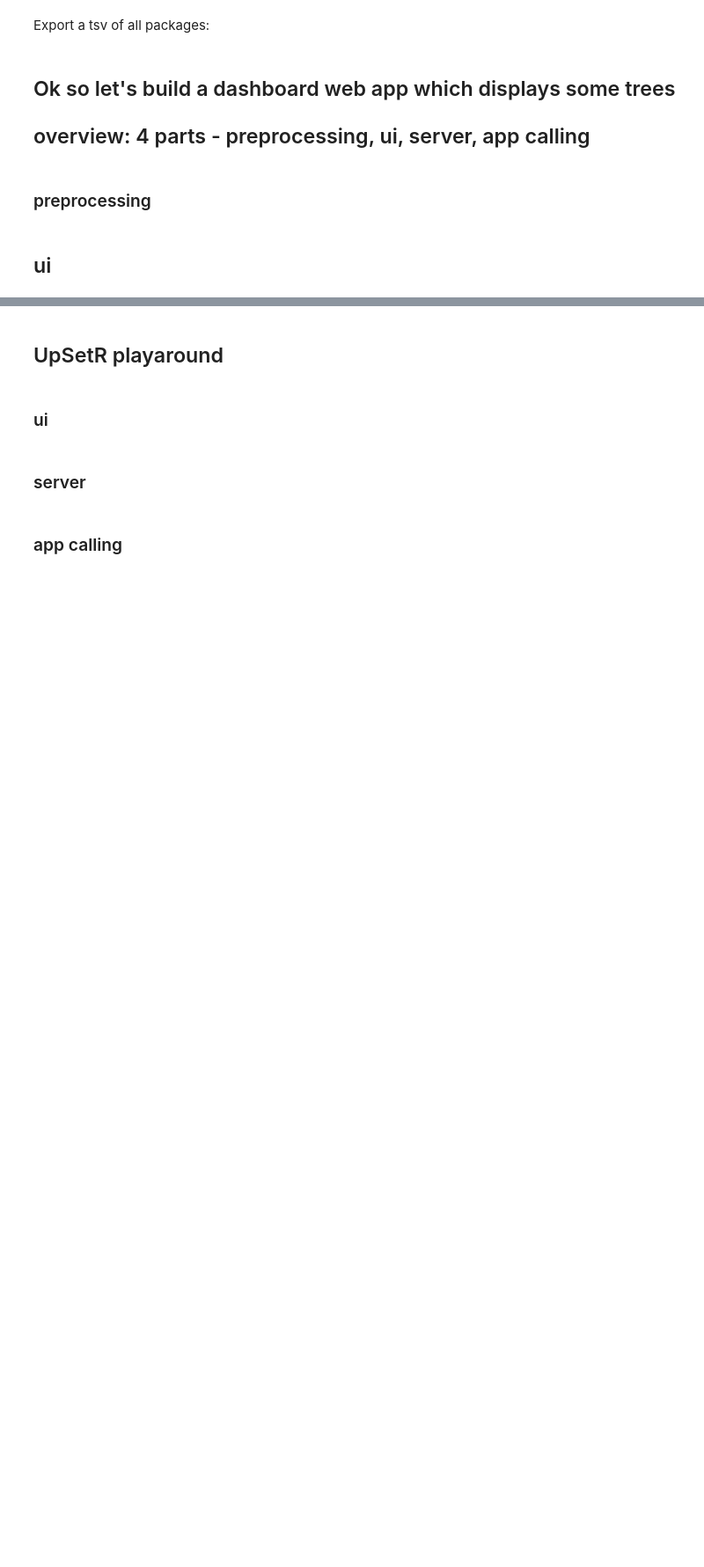
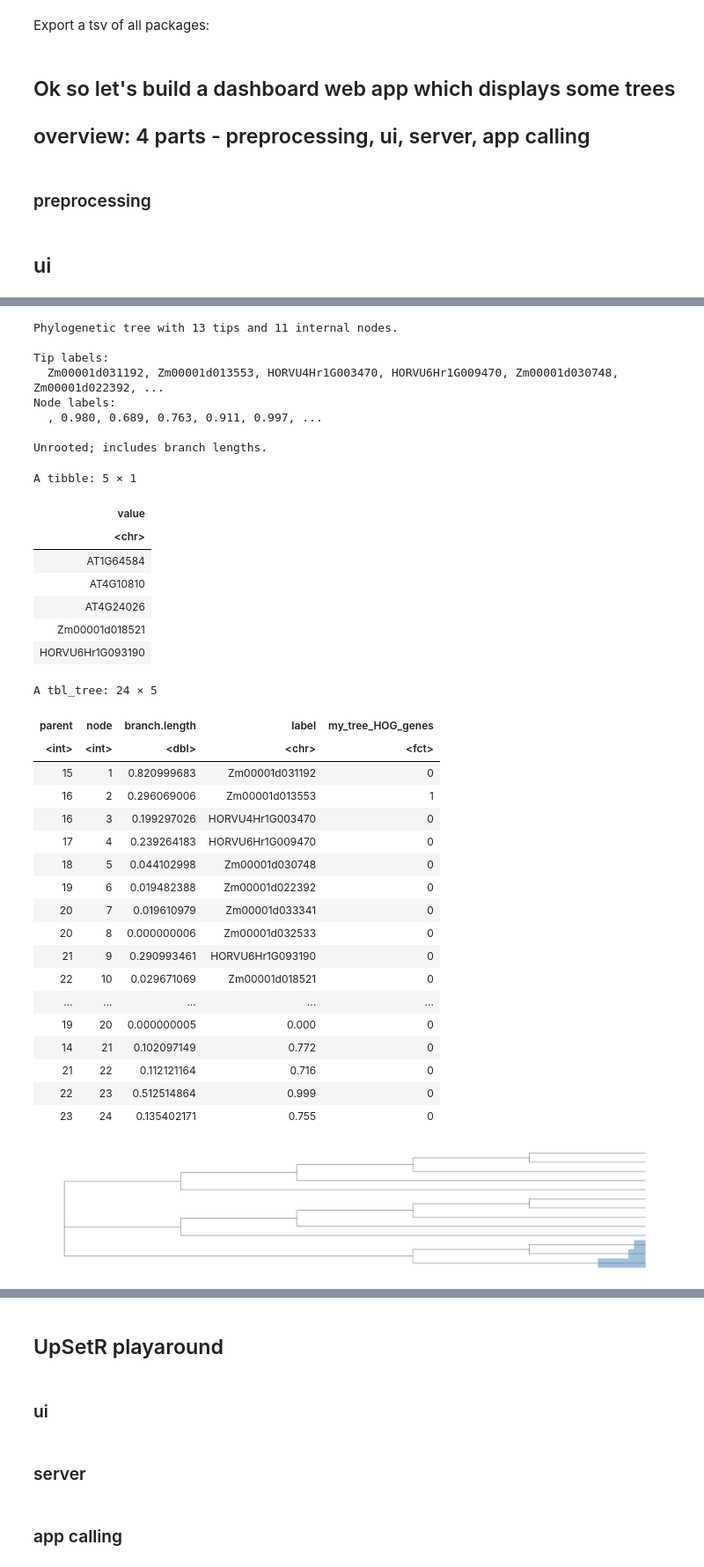
Before and after one commit to tgstoecker/A2TEA.WebApp, a Jupyter notebook: shiny_tests.ipynb, the cells around one changed output, grey strips where cells are left out. Shown: that part at 88% size. Drawn from its saved outputs; the diff is of its cells as text; code cells hidden in the pictures; blank space fills up the shorter version.

```diff
--- a/shiny_tests.ipynb
+++ b/shiny_tests.ipynb
@@ -819 +891,52 @@ Listening on http://127.0.0.1:7245
+# %%
+my_tree <- HYPOTHESES.a2tea$hypothesis_1@expanded_OGs$N0.HOG0005781@tree
+my_tree
+my_tree_HOG_genes <- HYPOTHESES.a2tea$hypothesis_1@expanded_OGs$N0.HOG0005781@genes_HOG
+my_tree_HOG_genes
+
+# access to all ids for each tip label ;D - as_tibble
+groupOTU(my_tree, "Zm00001d013553", group_name = "my_tree_HOG_genes") %>% as_tibble
+
+
+ggtree(my_tree, branch.length = "none") +
+  geom_hilight(mapping=aes(subset = node %in% c(1:3)))
+
+# can I control the length of the colouring somehow...?
+# %% [output]
+Phylogenetic tree with 13 tips and 11 internal nodes.
+
+Tip labels:
+  Zm00001d031192, Zm00001d013553, HORVU4Hr1G003470, HORVU6Hr1G009470, Zm00001d030748, Zm00001d022392, ...
+Node labels:
+  , 0.980, 0.689, 0.763, 0.911, 0.997, ...
+
+Unrooted; includes branch lengths.
+A tibble: 5 × 1
+| value |
+| <chr> |
+| AT1G64584 |
+| AT4G10810 |
+| AT4G24026 |
+| Zm00001d018521 |
+| HORVU6Hr1G093190 |
+A tbl_tree: 24 × 5
+| parent | node | branch.length | label | my_tree_HOG_genes |
+| <int> | <int> | <dbl> | <chr> | <fct> |
+| 15 | 1 | 0.820999683 | Zm00001d031192 | 0 |
+| 16 | 2 | 0.296069006 | Zm00001d013553 | 1 |
+| 16 | 3 | 0.199297026 | HORVU4Hr1G003470 | 0 |
+| 17 | 4 | 0.239264183 | HORVU6Hr1G009470 | 0 |
+| 18 | 5 | 0.044102998 | Zm00001d030748 | 0 |
+| 19 | 6 | 0.019482388 | Zm00001d022392 | 0 |
+| 20 | 7 | 0.019610979 | Zm00001d033341 | 0 |
+| 20 | 8 | 0.000000006 | Zm00001d032533 | 0 |
+| 21 | 9 | 0.290993461 | HORVU6Hr1G093190 | 0 |
+| 22 | 10 | 0.029671069 | Zm00001d018521 | 0 |
+| ... | ... | ... | ... | ... |
+| 19 | 20 | 0.000000005 | 0.000 | 0 |
+| 14 | 21 | 0.102097149 | 0.772 | 0 |
+| 21 | 22 | 0.112121164 | 0.716 | 0 |
+| 22 | 23 | 0.512514864 | 0.999 | 0 |
+| 23 | 24 | 0.135402171 | 0.755 | 0 |
+[figure, added]
 # %%
```
Also changed, not shown: parts of 11 cells of this notebook.
